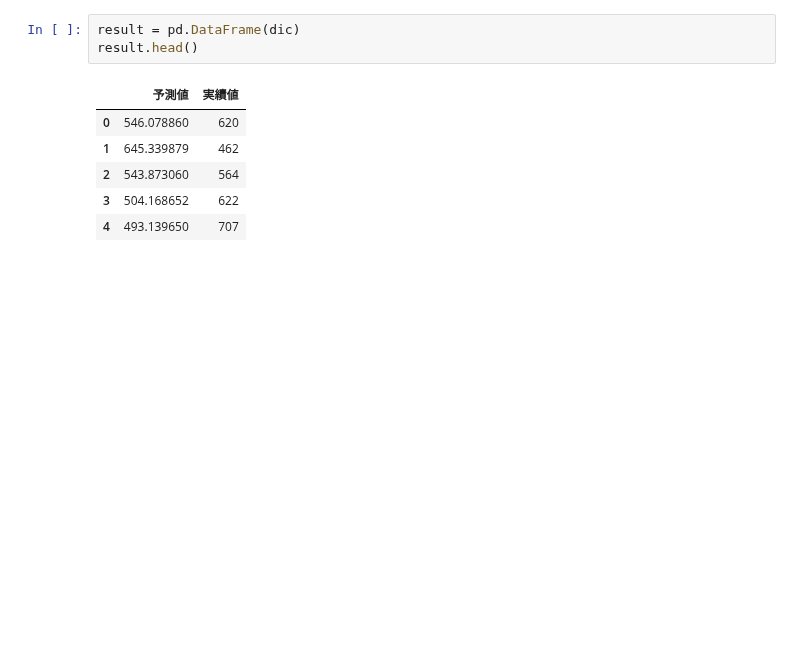
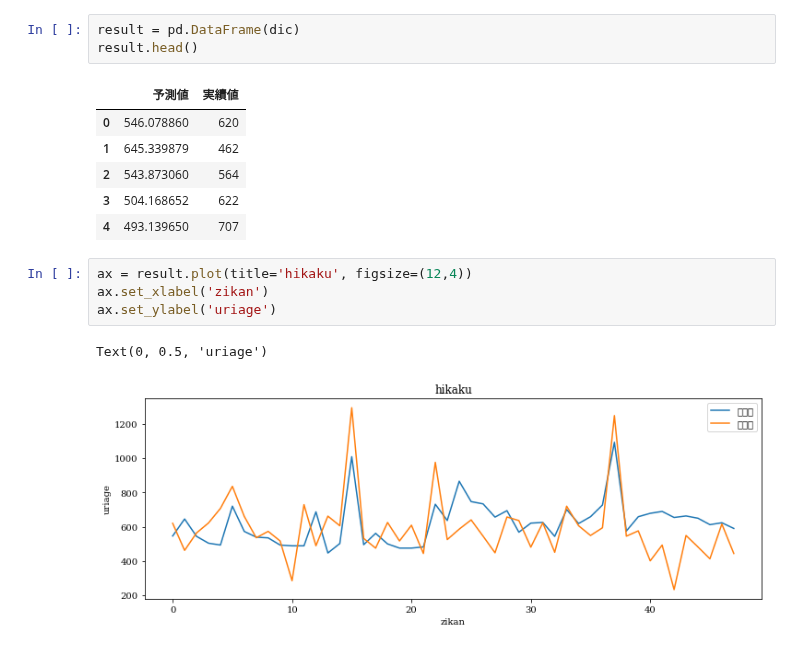
Before and after one commit to mochi2000/python, a Jupyter notebook: tutorial/task3/Untitled.ipynb, the cells around one changed output. Drawn from its saved outputs; the diff is of its cells as text; blank space fills up the shorter version.

```diff
--- a/tutorial/task3/Untitled.ipynb
+++ b/tutorial/task3/Untitled.ipynb
@@ -199,3 +199,10 @@ result.head()
 | 2 | 543.873060 | 564 |
 | 3 | 504.168652 | 622 |
 | 4 | 493.139650 | 707 |
+# %%
+ax = result.plot(title='hikaku', figsize=(12,4))
+ax.set_xlabel('zikan')
+ax.set_ylabel('uriage')
+# %% [output]
+Text(0, 0.5, 'uriage')
+[figure, added]
```
